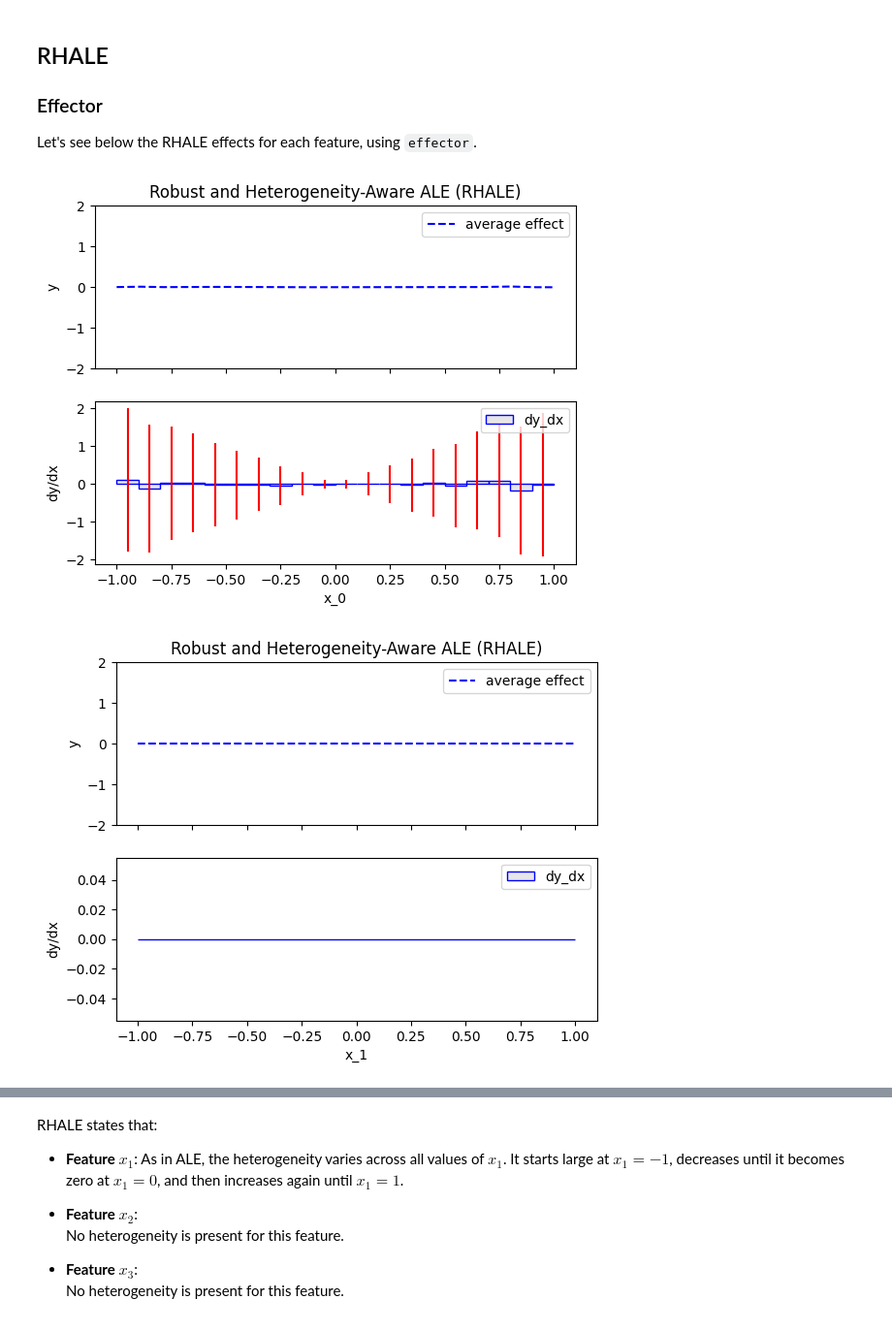
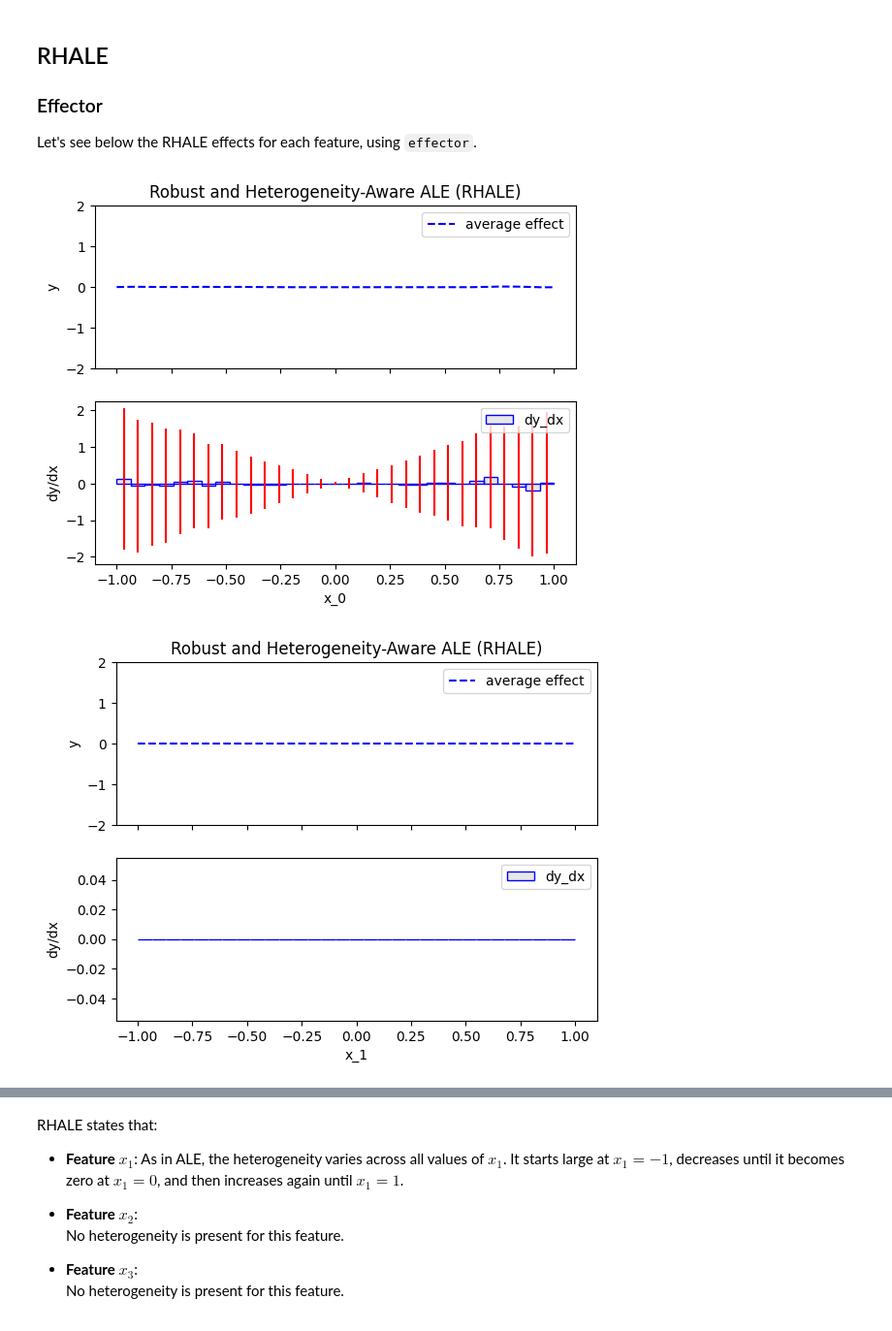
Before and after one commit to givasile/effector, a Jupyter notebook: notebooks/synthetic-examples/05_conditional_interaction_independent_uniform_heter.ipynb, the cells around one changed output, grey strips where cells are left out. Shown at 97% size. Cells and saved outputs as stored; diff of their text form; code cells hidden in the pictures.

Commit message:
notebooks: pin Fixed(31) on RHALE fits; per-feature ALE atols in 07 (mirror F4)

```diff
--- a/notebooks/synthetic-examples/05_conditional_interaction_independent_uniform_heter.ipynb
+++ b/notebooks/synthetic-examples/05_conditional_interaction_independent_uniform_heter.ipynb
@@ -220,10 +220,10 @@ It is
 Let's see below the RHALE effects for each feature, using `effector`.
 # %%
 rhale = effector.RHALE(x, model.predict, model.jacobian, axis_limits=dataset.axis_limits)
-rhale.fit(features="all", centering=True)
+rhale.fit(features="all", centering=True, binning_method=effector.axis_partitioning.Fixed(nof_bins=31))
 
 for feature in [0, 1, 2]:
     rhale.plot(feature=feature, centering=True, heterogeneity=True, y_limits=[-2, 2])
 # %% [output]
-[figure, old version]
+[figure, new version]
 [figure]
```
Also changed, not shown: parts of 5 cells of this notebook, 1 other file.
